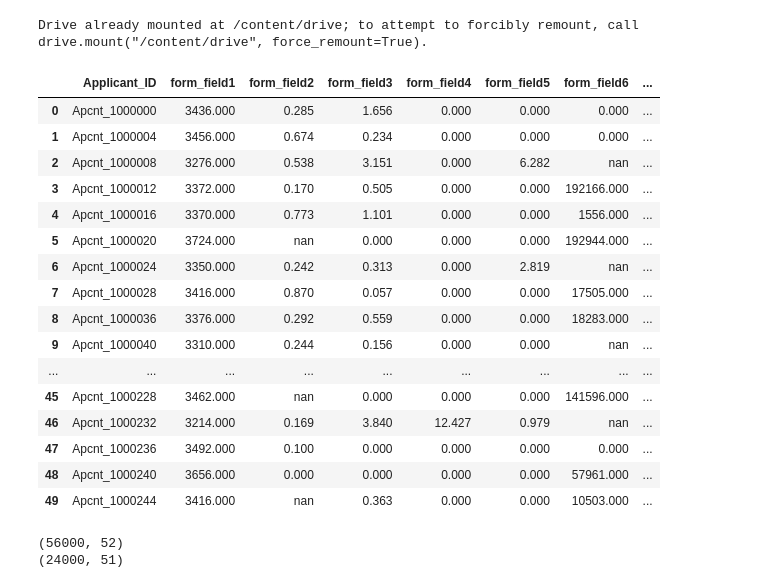
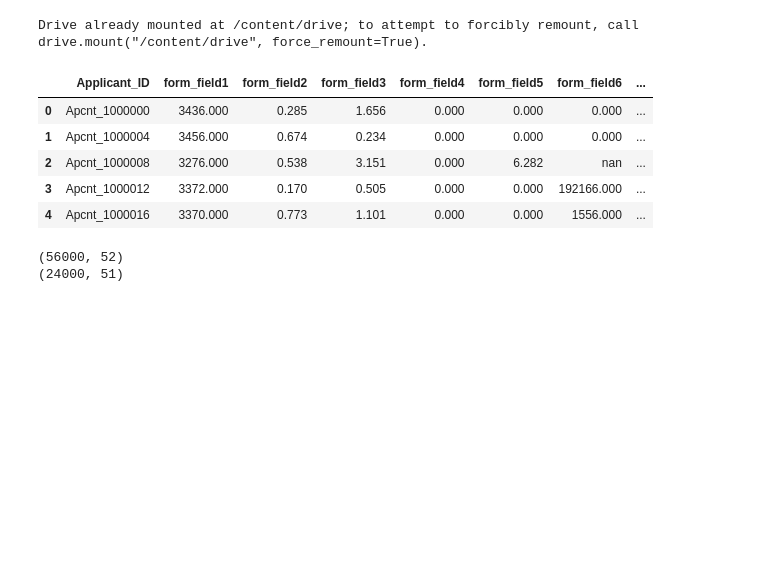
Before and after one commit to Ayanlola2002/DATA-SCIENCE-PROJECTS, a Jupyter notebook: DSN_BOOTCAMP_2020.ipynb, the cells around one changed output. Saved outputs shown, nothing was run; the diff lists cells and outputs as text; code cells hidden in the pictures; blank space fills up the shorter version.

```diff
--- a/DSN_BOOTCAMP_2020.ipynb
+++ b/DSN_BOOTCAMP_2020.ipynb
@@ -14,23 +13,13 @@ pd.set_option('display.float_format', lambda x: '{:.3f}'.format(x)) #Limiting fl
 train_df=pd.read_csv('/content/drive/My Drive/DSN_BOOTCAMP/Train.csv')
 test_df=pd.read_csv('/content/drive/My Drive/DSN_BOOTCAMP/Test.csv')
-# %%
-train_df.head(50)
-# %% [output]
-|  | Applicant_ID | form_field1 | form_field2 | form_field3 | form_field4 | form_field5 | form_field6 | ... |
-| 0 | Apcnt_1000000 | 3436.000 | 0.285 | 1.656 | 0.000 | 0.000 | 0.000 | ... |
-| 1 | Apcnt_1000004 | 3456.000 | 0.674 | 0.234 | 0.000 | 0.000 | 0.000 | ... |
-| 2 | Apcnt_1000008 | 3276.000 | 0.538 | 3.151 | 0.000 | 6.282 | nan | ... |
-| 3 | Apcnt_1000012 | 3372.000 | 0.170 | 0.505 | 0.000 | 0.000 | 192166.000 | ... |
-| 4 | Apcnt_1000016 | 3370.000 | 0.773 | 1.101 | 0.000 | 0.000 | 1556.000 | ... |
-| 5 | Apcnt_1000020 | 3724.000 | nan | 0.000 | 0.000 | 0.000 | 192944.000 | ... |
-| 6 | Apcnt_1000024 | 3350.000 | 0.242 | 0.313 | 0.000 | 2.819 | nan | ... |
-| 7 | Apcnt_1000028 | 3416.000 | 0.870 | 0.057 | 0.000 | 0.000 | 17505.000 | ... |
-| 8 | Apcnt_1000036 | 3376.000 | 0.292 | 0.559 | 0.000 | 0.000 | 18283.000 | ... |
-| 9 | Apcnt_1000040 | 3310.000 | 0.244 | 0.156 | 0.000 | 0.000 | nan | ... |
-| ... | ... | ... | ... | ... | ... | ... | ... | ... |
-| 45 | Apcnt_1000228 | 3462.000 | nan | 0.000 | 0.000 | 0.000 | 141596.000 | ... |
-| 46 | Apcnt_1000232 | 3214.000 | 0.169 | 3.840 | 12.427 | 0.979 | nan | ... |
-| 47 | Apcnt_1000236 | 3492.000 | 0.100 | 0.000 | 0.000 | 0.000 | 0.000 | ... |
-| 48 | Apcnt_1000240 | 3656.000 | 0.000 | 0.000 | 0.000 | 0.000 | 57961.000 | ... |
-| 49 | Apcnt_1000244 | 3416.000 | nan | 0.363 | 0.000 | 0.000 | 10503.000 | ... |
+# %%
+
+train_df.head()
+# %% [output]
+|  | Applicant_ID | form_field1 | form_field2 | form_field3 | form_field4 | form_field5 | form_field6 | ... |
+| 0 | Apcnt_1000000 | 3436.000 | 0.285 | 1.656 | 0.000 | 0.000 | 0.000 | ... |
+| 1 | Apcnt_1000004 | 3456.000 | 0.674 | 0.234 | 0.000 | 0.000 | 0.000 | ... |
+| 2 | Apcnt_1000008 | 3276.000 | 0.538 | 3.151 | 0.000 | 6.282 | nan | ... |
+| 3 | Apcnt_1000012 | 3372.000 | 0.170 | 0.505 | 0.000 | 0.000 | 192166.000 | ... |
+| 4 | Apcnt_1000016 | 3370.000 | 0.773 | 1.101 | 0.000 | 0.000 | 1556.000 | ... |
 # %%
```
Also changed, not shown: parts of 19 cells of this notebook.
